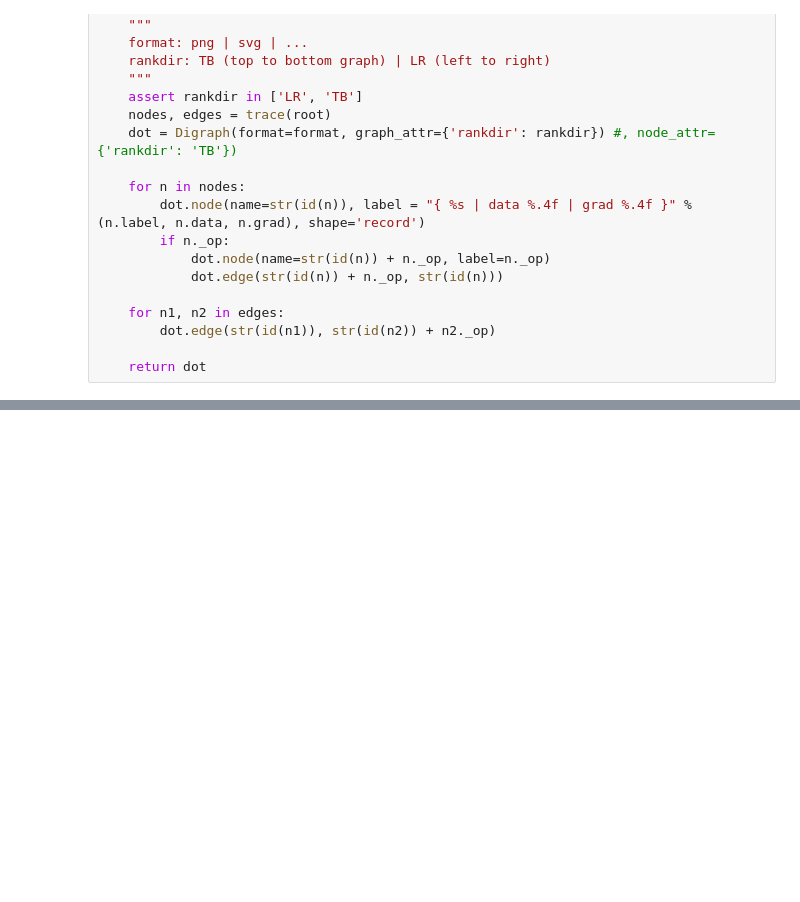
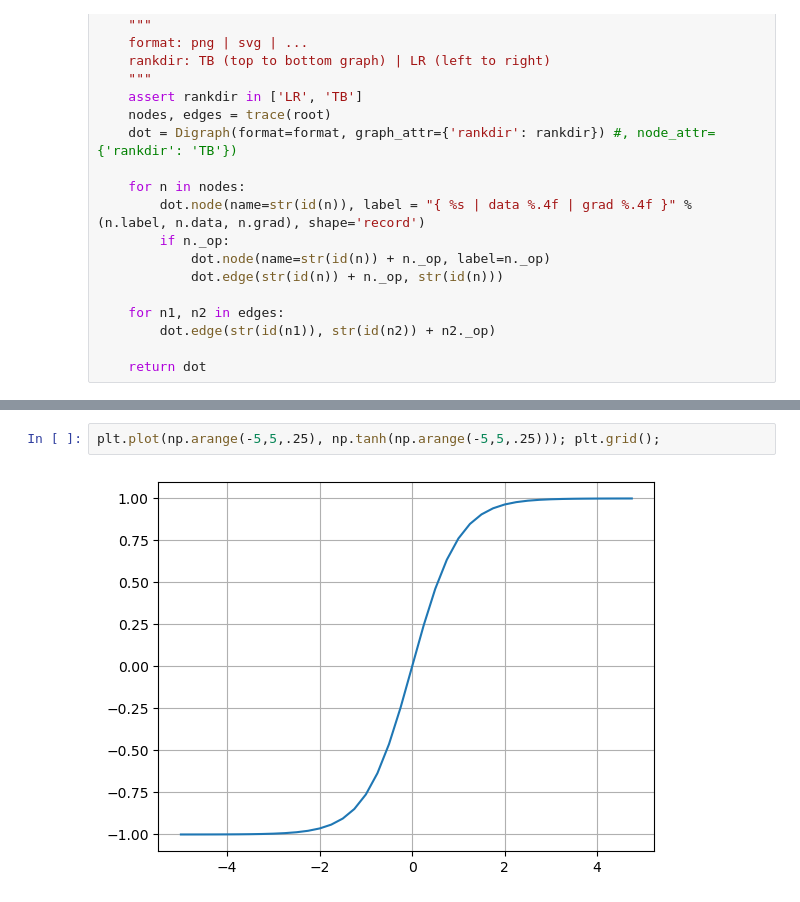
Before and after one commit to RWalling21/Deep-Learning-Zero-To-Hero, a Jupyter notebook: Micrograd.ipynb, the cells around one changed output, grey strips where cells are left out. Drawn from its saved outputs; the diff is of its cells as text; blank space fills up the shorter version.

```diff
--- a/Micrograd.ipynb
+++ b/Micrograd.ipynb
@@ -171,2 +182,6 @@ lol()
 # %% [output]
 -3.9999999999995595
+# %%
+plt.plot(np.arange(-5,5,.25), np.tanh(np.arange(-5,5,.25))); plt.grid();
+# %% [output]
+[figure, added]
```
Also changed, not shown: parts of 10 cells of this notebook.
